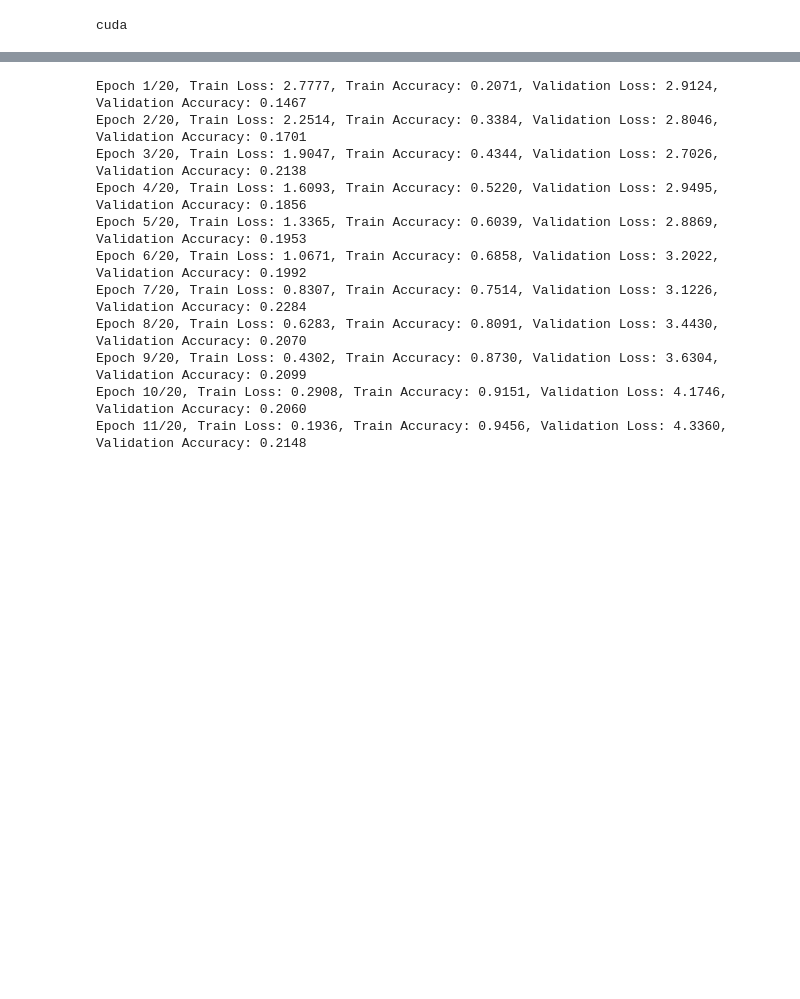
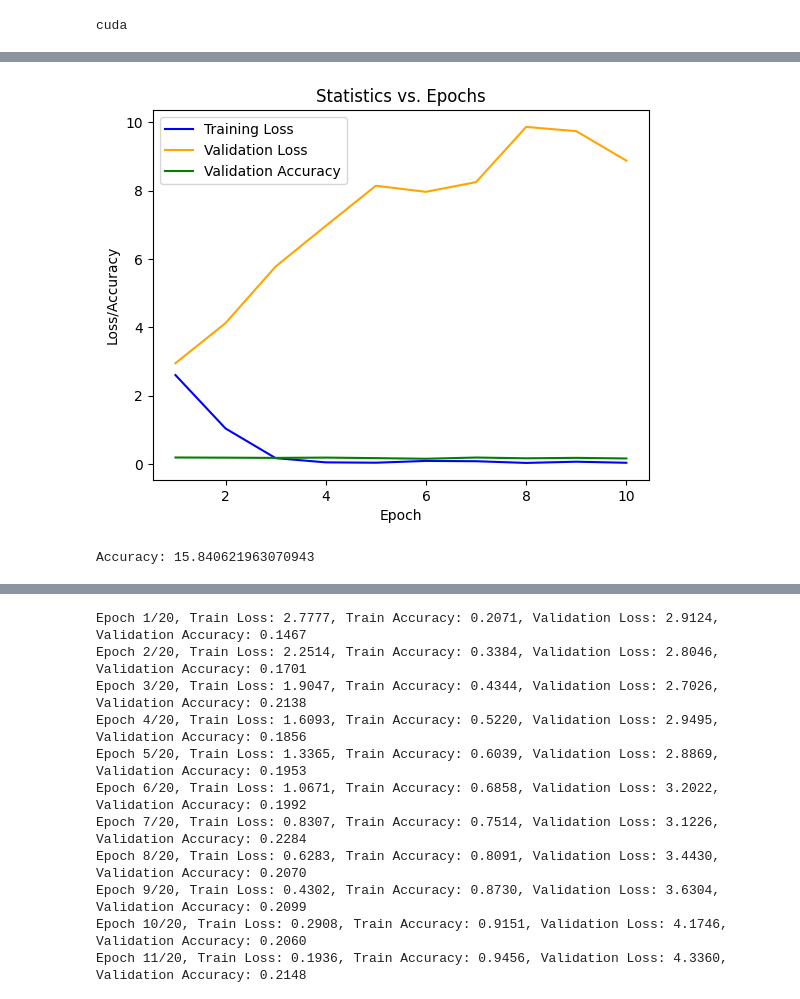
Before and after one commit to noahlangendoen/NBATeamClassifier, a Jupyter notebook: CSCI487_Model_DevelopmentNew.ipynb, the cells around one changed output, grey strips where cells are left out. Drawn from its saved outputs; the diff is of its cells as text; code cells hidden in the pictures; blank space fills up the shorter version.

```diff
--- a/CSCI487_Model_DevelopmentNew.ipynb
+++ b/CSCI487_Model_DevelopmentNew.ipynb
@@ -156,0 +192,8 @@ Accuracy: 14.188532555879494
+# %%
+model = Net().to(device)
+criterion = nn.CrossEntropyLoss()
+optimizer = optim.Adam(model.parameters(), lr=0.001)
+model = trainModel(model, 10)
+accuracy = evaluateModel(model, testLoader)
+print(f"Accuracy: {accuracy}")
+# %% [output]
@@ -156,0 +210,2 @@ Accuracy: 14.188532555879494
+[figure, added]
+Accuracy: 15.840621963070943
```
Also changed, not shown: parts of 13 cells of this notebook, 1 other file.
